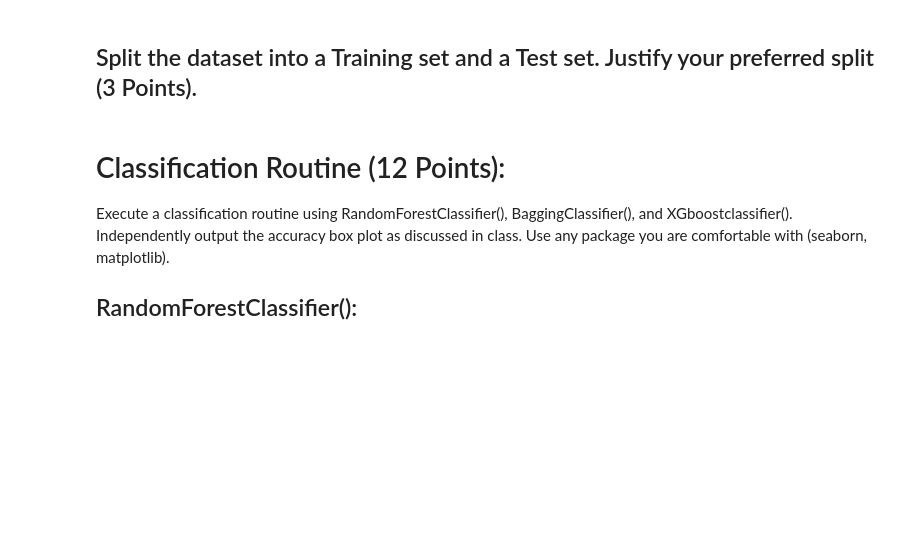
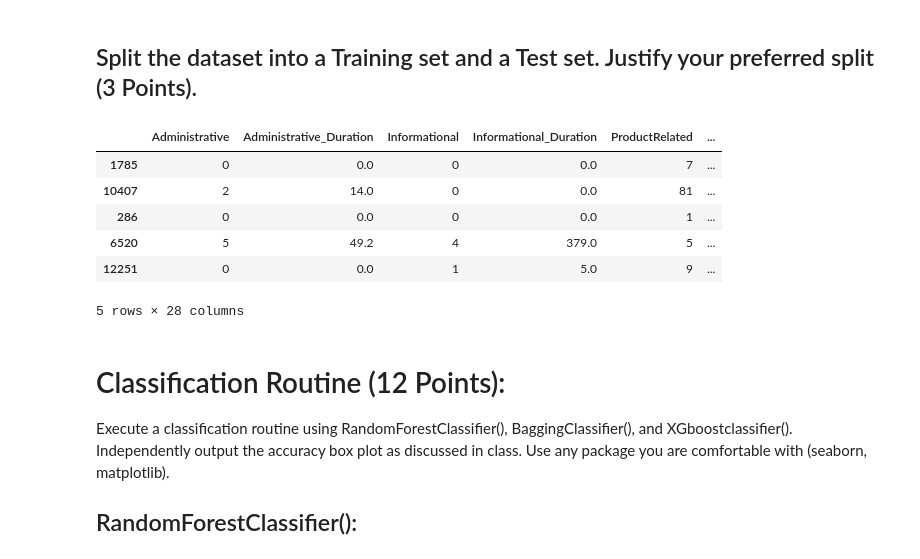
Before and after one commit to lecarpen23/DSAN_6700_Assignment_3_Actual, a Jupyter notebook: assignment_03_copy.ipynb, the cells around one changed output. Saved outputs shown, nothing was run; the diff lists cells and outputs as text; code cells hidden in the pictures; blank space fills up the shorter version.

```diff
--- a/assignment_03_copy.ipynb
+++ b/assignment_03_copy.ipynb
@@ -134,4 +134,19 @@ y = df_shopping["Revenue"]
 
 # Split the dataset into 80% training and 20% test
 X_train, X_test, y_train, y_test = train_test_split(X, y, test_size=0.20, random_state=42)
+# %%
+# categorical variables for one-hot encoding
+X_train = pd.get_dummies(X_train)
+X_test = pd.get_dummies(X_test)
+
+
+X_train.head()
+# %% [output]
+|  | Administrative | Administrative_Duration | Informational | Informational_Duration | ProductRelated | ... |
+| 1785 | 0 | 0.0 | 0 | 0.0 | 7 | ... |
+| 10407 | 2 | 14.0 | 0 | 0.0 | 81 | ... |
+| 286 | 0 | 0.0 | 0 | 0.0 | 1 | ... |
+| 6520 | 5 | 49.2 | 4 | 379.0 | 5 | ... |
+| 12251 | 0 | 0.0 | 1 | 5.0 | 9 | ... |
+5 rows × 28 columns
 # %%
```
Also changed, not shown: parts of 4 cells of this notebook.
